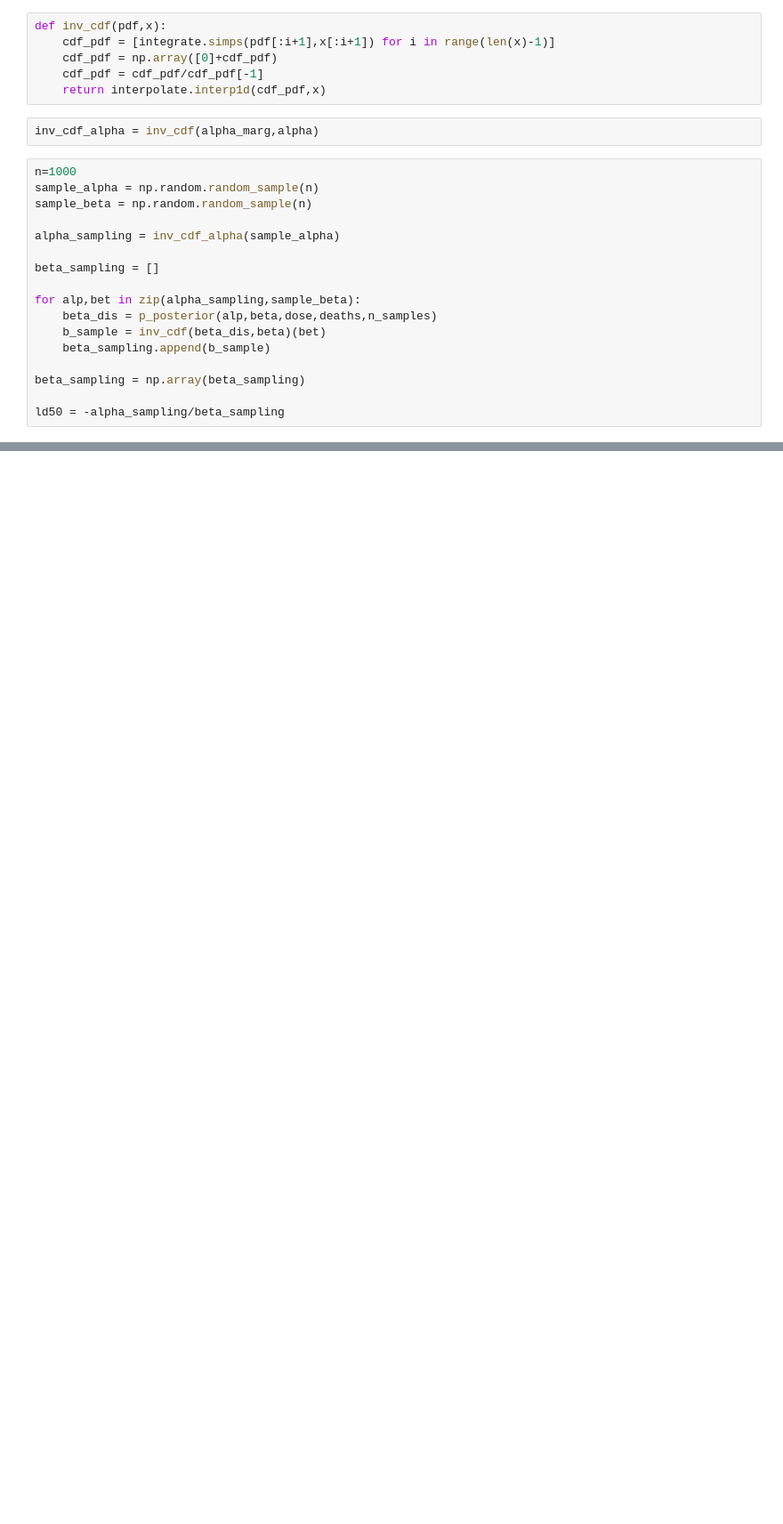
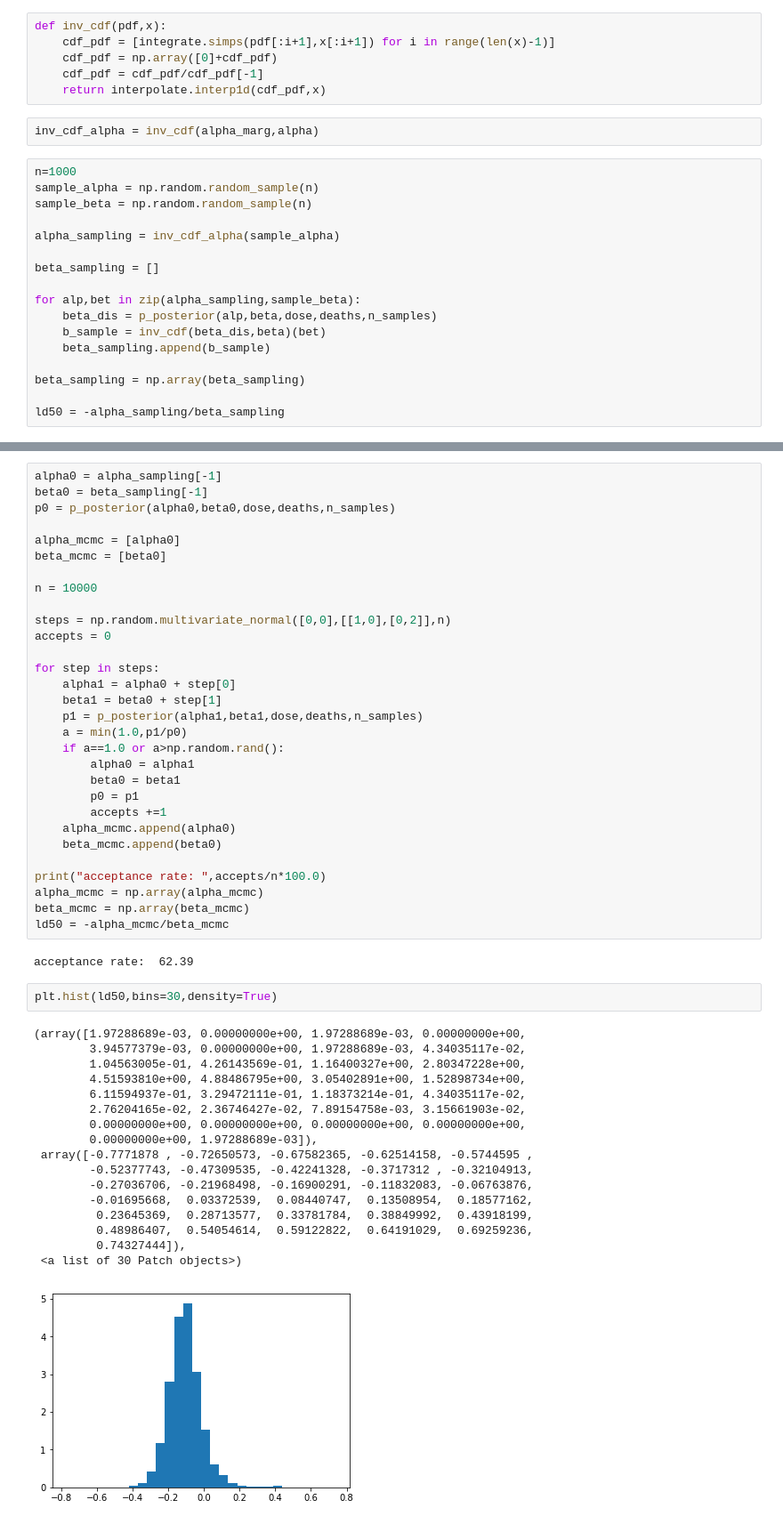
Before and after one commit to hstrey/BME-572-2018, a Jupyter notebook: LD50.ipynb, the cells around one changed output, grey strips where cells are left out. Shown at 89% size. Cells and saved outputs as stored; diff of their text form; blank space fills up the shorter version.

Commit message:
added MCMC to LD50

```diff
--- a/LD50.ipynb
+++ b/LD50.ipynb
@@ -140,0 +141,52 @@ print(np.percentile(ld50,(2.5,25,50,75,97.5)))
+# %%
+alpha0 = alpha_sampling[-1]
+beta0 = beta_sampling[-1]
+p0 = p_posterior(alpha0,beta0,dose,deaths,n_samples)
+
+alpha_mcmc = [alpha0]
+beta_mcmc = [beta0]
+
+n = 10000
+
+steps = np.random.multivariate_normal([0,0],[[1,0],[0,2]],n)
+accepts = 0
+
+for step in steps:
+    alpha1 = alpha0 + step[0]
+    beta1 = beta0 + step[1]
+    p1 = p_posterior(alpha1,beta1,dose,deaths,n_samples)
+    a = min(1.0,p1/p0)
+    if a==1.0 or a>np.random.rand():
+        alpha0 = alpha1
+        beta0 = beta1
+        p0 = p1
+        accepts +=1
+    alpha_mcmc.append(alpha0)
+    beta_mcmc.append(beta0)
+
+print("acceptance rate: ",accepts/n*100.0)
+alpha_mcmc = np.array(alpha_mcmc)
+beta_mcmc = np.array(beta_mcmc)
+ld50 = -alpha_mcmc/beta_mcmc
+# %% [output]
+acceptance rate:  62.39
+# %%
+plt.hist(ld50,bins=30,density=True)
+# %% [output]
+(array([1.97288689e-03, 0.00000000e+00, 1.97288689e-03, 0.00000000e+00,
+        3.94577379e-03, 0.00000000e+00, 1.97288689e-03, 4.34035117e-02,
+        1.04563005e-01, 4.26143569e-01, 1.16400327e+00, 2.80347228e+00,
+        4.51593810e+00, 4.88486795e+00, 3.05402891e+00, 1.52898734e+00,
+        6.11594937e-01, 3.29472111e-01, 1.18373214e-01, 4.34035117e-02,
+        2.76204165e-02, 2.36746427e-02, 7.89154758e-03, 3.15661903e-02,
+        0.00000000e+00, 0.00000000e+00, 0.00000000e+00, 0.00000000e+00,
+        0.00000000e+00, 1.97288689e-03]),
+ array([-0.7771878 , -0.72650573, -0.67582365, -0.62514158, -0.5744595 ,
+        -0.52377743, -0.47309535, -0.42241328, -0.3717312 , -0.32104913,
+        -0.27036706, -0.21968498, -0.16900291, -0.11832083, -0.06763876,
+        -0.01695668,  0.03372539,  0.08440747,  0.13508954,  0.18577162,
+         0.23645369,  0.28713577,  0.33781784,  0.38849992,  0.43918199,
+         0.48986407,  0.54054614,  0.59122822,  0.64191029,  0.69259236,
+         0.74327444]),
+ <a list of 30 Patch objects>)
+[figure, added]
```
Also changed, not shown: parts of 3 cells of this notebook.
